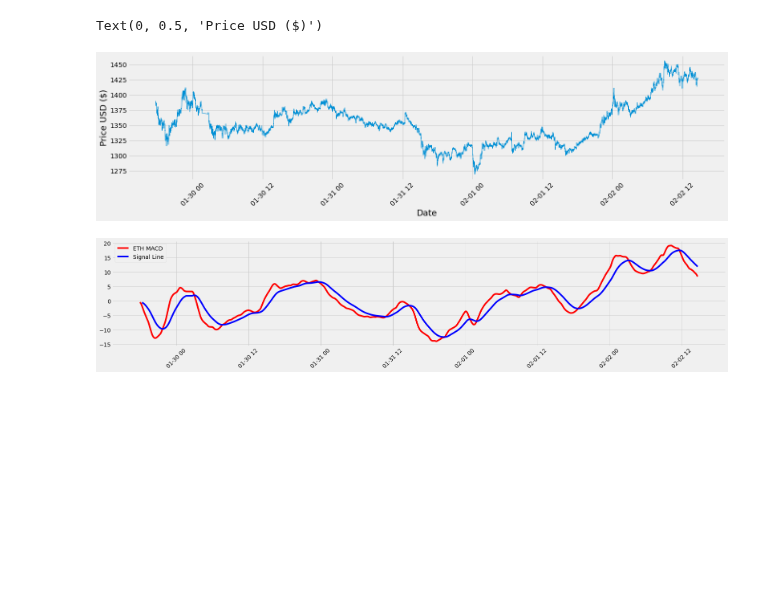
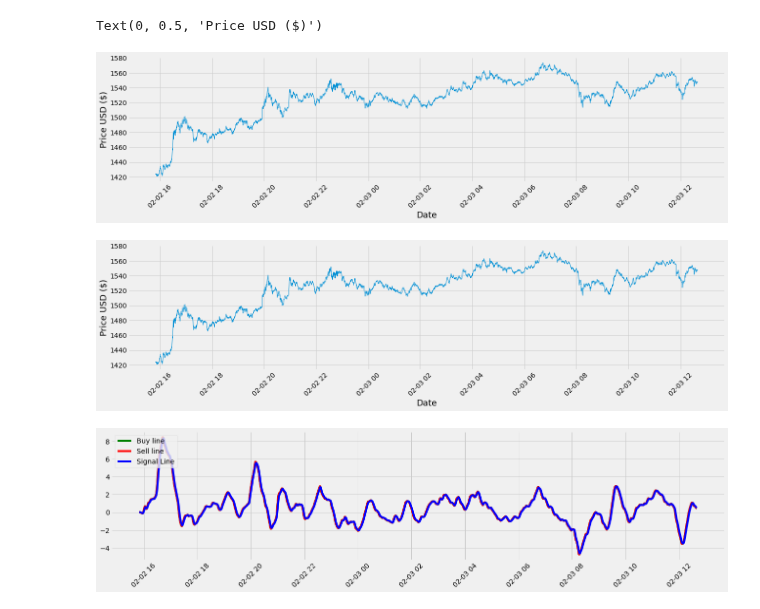
Before and after one commit to jsngalloway/night-trader, a Jupyter notebook: notebooks/macd_based/standard_macd.ipynb, the cells around one changed output. Saved outputs shown, nothing was run; the diff lists cells and outputs as text; code cells hidden in the pictures; blank space fills up the shorter version.

```diff
--- a/notebooks/macd_based/standard_macd.ipynb
+++ b/notebooks/macd_based/standard_macd.ipynb
@@ -10,8 +10,10 @@ plt.style.use('fivethirtyeight')
 df = pd.read_csv('../../data/ETH.csv')
 # %%
 #Set the date as the index for the data
-df = df.set_index(pd.DatetimeIndex(df['begins_at'].values))
+df = df.set_index(pd.DatetimeIndex(df['begins_at'].values)).tail(5000)
 df['price'] = df[['high_price','low_price']].mean(axis=1)
+df['real_price'] = df.price
+df['price'] = df.price.ewm(span=6, adjust=True).mean()
 # %%
 # Visually Show The Stock Price(s)
 # Create the title
@@ -28,29 +30,38 @@ plt.ylabel('Price USD ($)',fontsize=18)
 # plt.show()
 # %% [output]
 Text(0, 0.5, 'Price USD ($)')
-[figure, old version]
+[figure, new version]
 # %%
 def createMacdAndSignalLines(dataset, macd_params, macd_multiplier):
     ShortEMA = dataset.ewm(span=macd_params[0]*macd_multiplier, min_periods=macd_multiplier, adjust=False).mean() #AKA Fast moving average
     LongEMA = dataset.ewm(span=macd_params[1]*macd_multiplier, min_periods=macd_multiplier, adjust=False).mean() #AKA Slow moving average
     Macd = ShortEMA - LongEMA
     signal = Macd.ewm(span=macd_params[2]*macd_multiplier, min_periods=macd_multiplier, adjust=False).mean()
     return (Macd, signal)
 
-macd_params = (12, 26, 9)
-macd_multiplier = 80
-ndf = df.price.ewm(span=100, adjust=True).mean()
-macd, signal = createMacdAndSignalLines(ndf, macd_params, macd_multiplier)
+macd_params = (20*4, 30*4, 11)
+macd_multiplier = 1
+# ndf = df.price.ewm(span=100, adjust=True).mean() if using this make it 20, 20
+macd_buy, signal = createMacdAndSignalLines(df.price, macd_params, macd_multiplier)
+macd_sell, _ = createMacdAndSignalLines(df.price, macd_params, macd_multiplier)
+plt.figure(figsize=(20,4.5)) #width = 12.2in, height = 4.5
+plt.plot( my_stocks['price'],  label='price', linewidth=1)#plt.plot( X-Axis , Y-Axis, line_width, alpha_for_blending,  label)
 
-plt.figure(figsize=(12.2*2,4.5)) #width = 12.2in, height = 4.5
-plt.plot(df.index, macd, label='ETH MACD', color = 'red')
+plt.xticks(rotation=45)
+plt.xlabel('Date',fontsize=18)
+plt.ylabel('Price USD ($)',fontsize=18)
+
+plt.figure(figsize=(20,4.5)) #width = 12.2in, height = 4.5
+plt.plot(df.index, macd_buy, label='Buy line', color = 'green')
+plt.plot(df.index, macd_sell, label='Sell line', color = 'red')
 plt.plot(df.index, signal, label='Signal Line', color='blue')
 plt.xticks(rotation=45)
 plt.legend(loc='upper left')
 plt.show()
 # profit, trans = mac_daddy_tester(MACD, signal, df)
 # print((i, profit))
 # t.insert((i, profit))
 # %% [output]
-[figure, old version]
+[figure, new version]
+[figure, added]
 # %%
```
Also changed, not shown: parts of 4 cells of this notebook, 2 other files.
